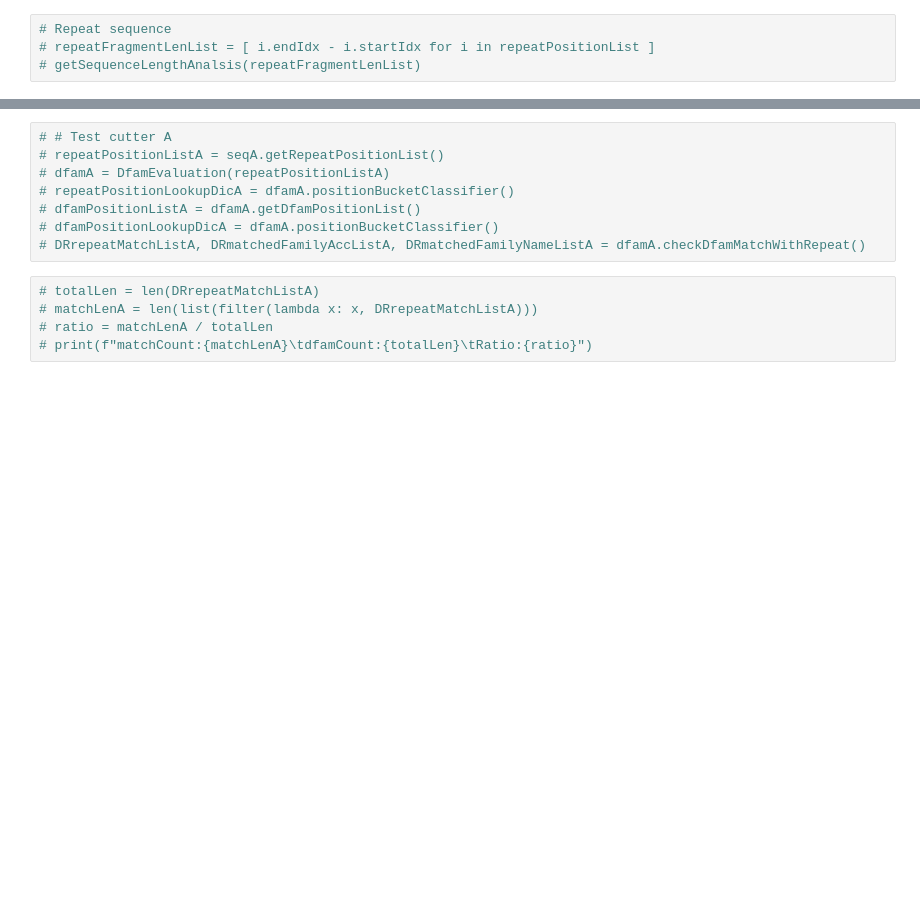
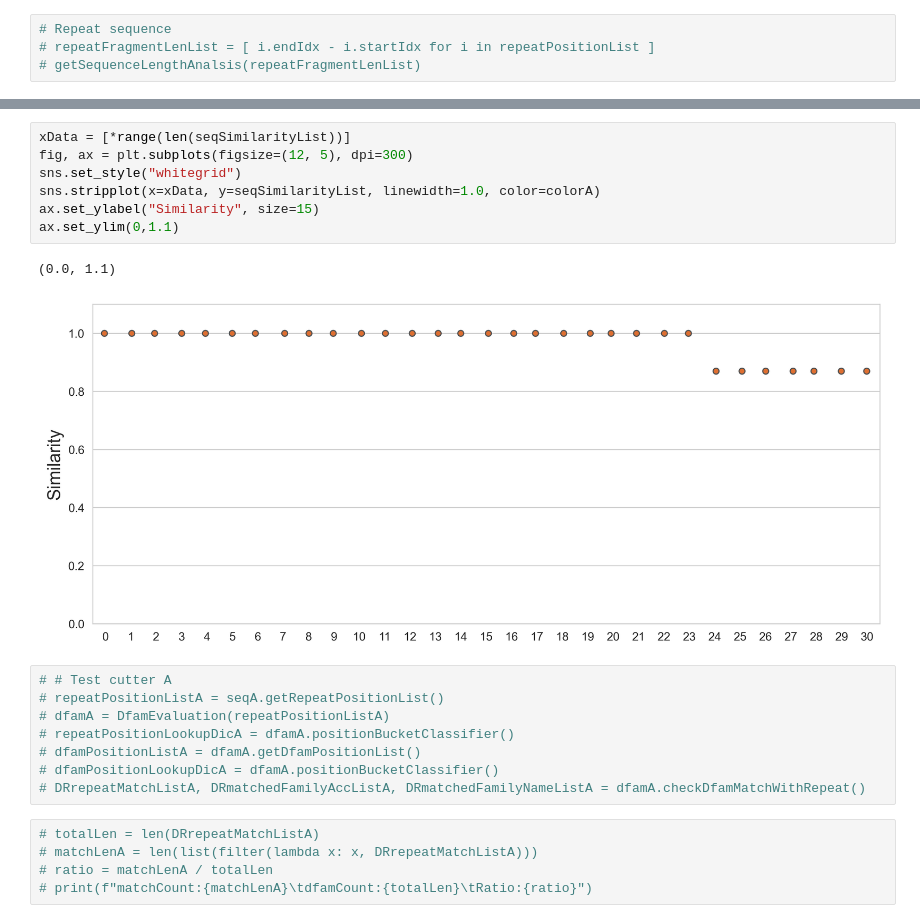
Before and after one commit to Jasmine-fe/GenomeAnalysis, a Jupyter notebook: src/main.ipynb, the cells around one changed output, grey strips where cells are left out. Cells and saved outputs as stored; diff of their text form; blank space fills up the shorter version.

```diff
--- a/src/main.ipynb
+++ b/src/main.ipynb
@@ -199,3 +254,13 @@ matchCount:141  dfamCount:602   Ratio:0.23421926910299004
+# %%
+xData = [*range(len(seqSimilarityList))]
+fig, ax = plt.subplots(figsize=(12, 5), dpi=300)
+sns.set_style("whitegrid")
+sns.stripplot(x=xData, y=seqSimilarityList, linewidth=1.0, color=colorA)
+ax.set_ylabel("Similarity", size=15)
+ax.set_ylim(0,1.1)
+# %% [output]
+(0.0, 1.1)
+[figure, added]
 # %%
 # # Test cutter A
 # repeatPositionListA = seqA.getRepeatPositionList()
```
Also changed, not shown: parts of 13 cells of this notebook, 8 other files.
